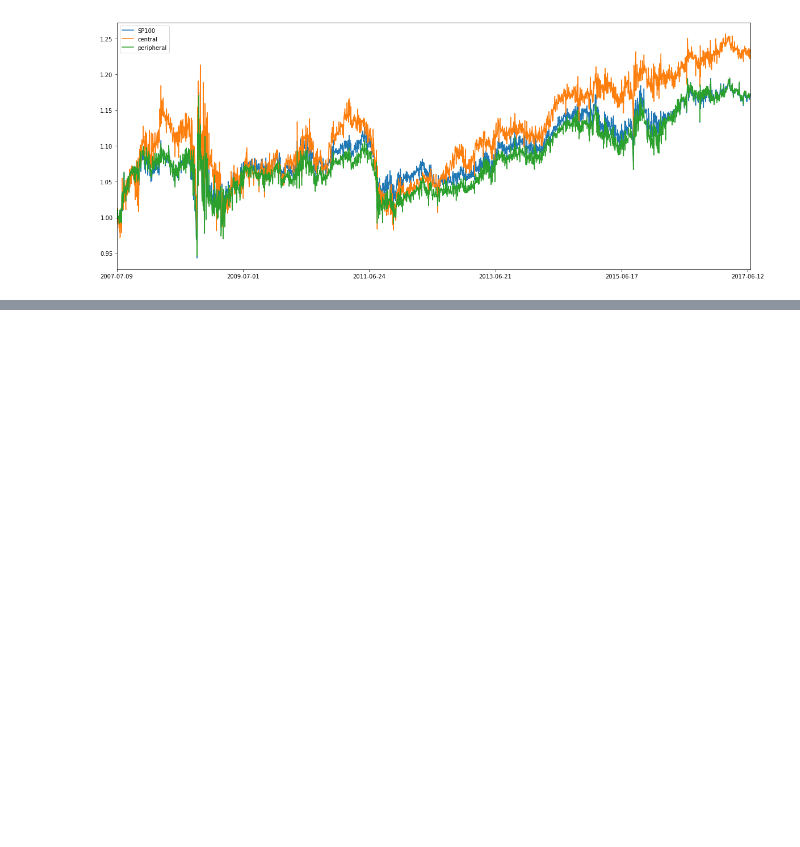
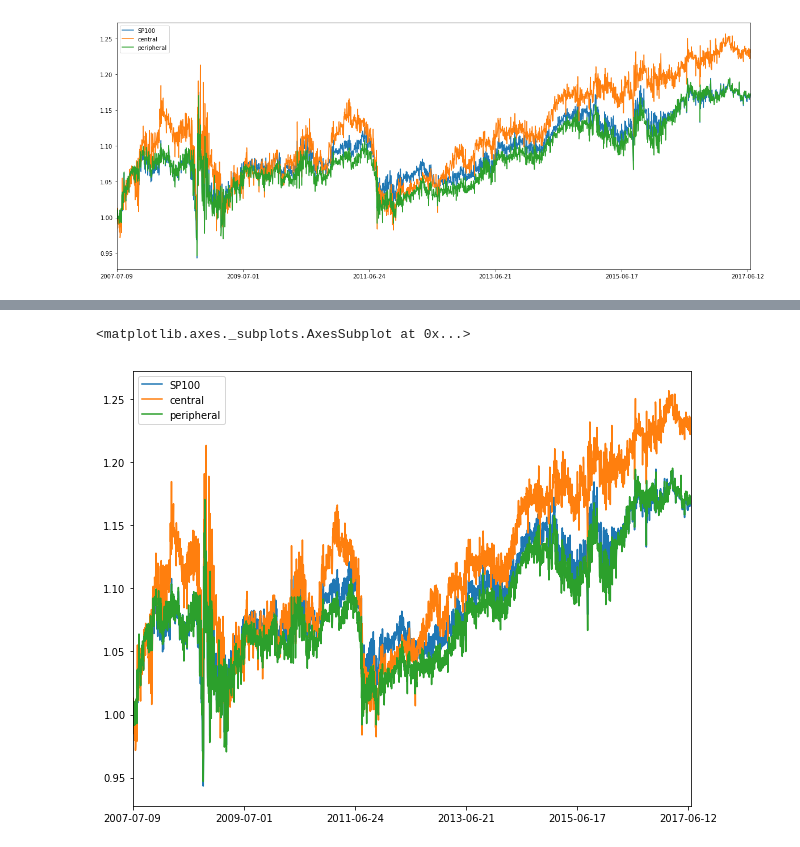
Before and after one commit to jasonhere/clustering-network, a Jupyter notebook: runningscript.ipynb, the cells around one changed output, grey strips where cells are left out. Drawn from its saved outputs; the diff is of its cells as text; code cells hidden in the pictures; blank space fills up the shorter version.

```diff
--- a/runningscript.ipynb
+++ b/runningscript.ipynb
@@ -87,0 +113,5 @@ performance_comparison_weighted['Newman']['betweenness'].plot(figsize=(20, 8))
+# %%
+performance_comparison_weighted['Newman']['betweenness'].plot(figsize=(10, 8))
+# %% [output]
+<matplotlib.axes._subplots.AxesSubplot at 0x...>
+[figure, added]
```
Also changed, not shown: parts of 6 cells of this notebook, 1 other file.
